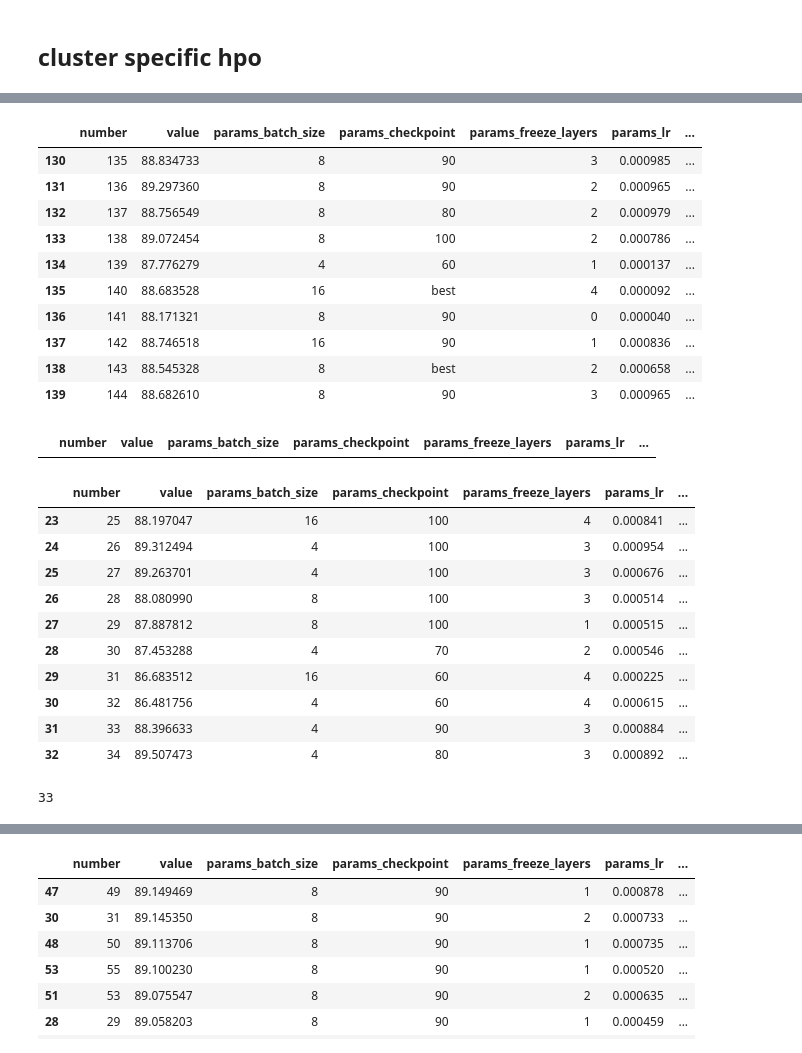
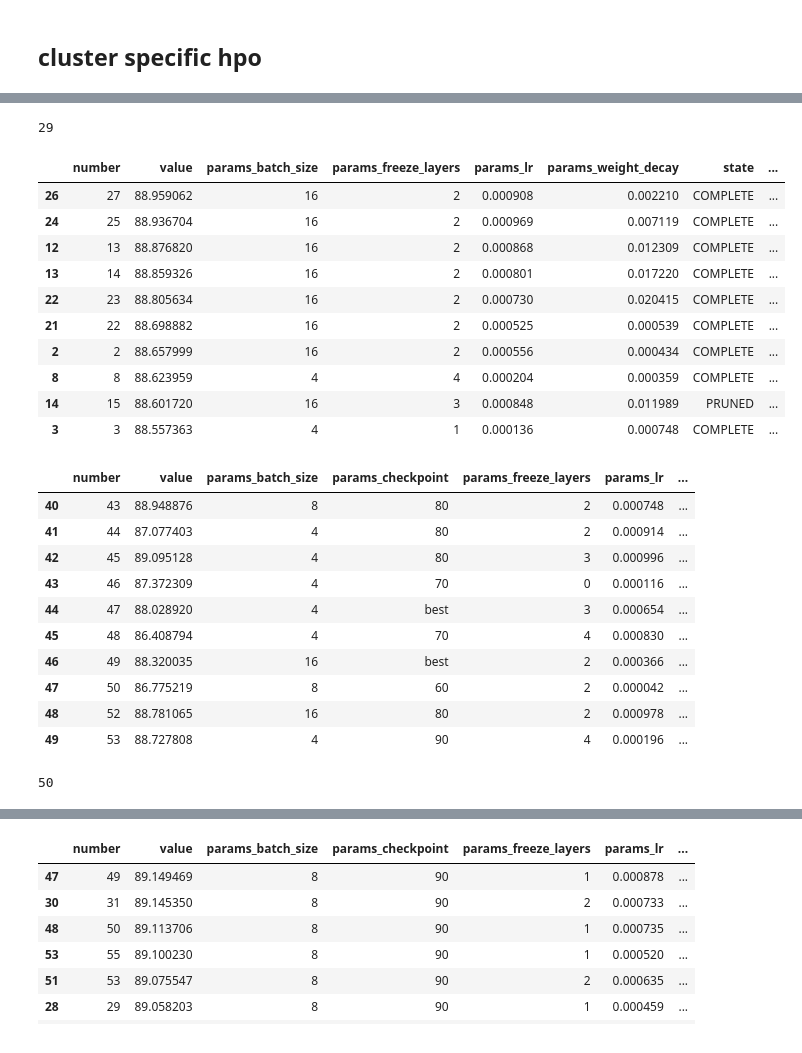
Before and after one commit to PulyaPolya/beat_this, a Jupyter notebook: results_evaluation.ipynb, the cells around one changed output, grey strips where cells are left out. Drawn from its saved outputs; the diff is of its cells as text; code cells hidden in the pictures.

```diff
--- a/results_evaluation.ipynb
+++ b/results_evaluation.ipynb
@@ -1459,9 +1553,12 @@ df_filtered.head(10)
 # %%
 import optuna
 import pandas as pd
-study = optuna.load_study(
-    study_name="cluster_2_10_try",
-    storage="sqlite:///optuna.db"
-)
 
+df_filtered, search_space = get_study_info(study_name="cluster_2_ckpt_best", storage_path="sqlite:///optuna.db",
+                                           baseline_value=88.878)
 #optuna.delete_study(study_name="cluster_2_10_try", storage="sqlite:///optuna.db")
+#indices = df_filtered["value"].nlargest(10).index
+print(search_space)
+#df_filtered["diff"] = df_filtered["value"].apply(lambda x: x - 88.878)
+#df_filtered.loc[indices]
+df_filtered
@@ -1469,8 +1580,8 @@ study = optuna.load_study(
 import optuna
 import pandas as pd
 study = optuna.load_study(
-    study_name="cluster_2_ckpt_range_w_best",
-    storage="sqlite:///optuna.db"
+    study_name="cluster_2_best_ckpt",
+    storage="sqlite:///optuna_new.db"
 )
 df = study.trials_dataframe()
 df_filtered = df[df["state"].isin(["COMPLETE", "PRUNED"]) ]
@@ -1481,22 +1592,27 @@ df_filtered = df_filtered.reset_index()
 df_filtered = df_filtered.drop(columns = ["index"], axis = 1)
 df_filtered["value"] = df_filtered["value"]* 100
 df_filtered.tail(10)
+len(df_filtered)
 # %% [output]
-|  | number | value | params_batch_size | params_checkpoint | params_freeze_layers | params_lr | ... |
-| 130 | 135 | 88.834733 | 8 | 90 | 3 | 0.000985 | ... |
-| 131 | 136 | 89.297360 | 8 | 90 | 2 | 0.000965 | ... |
-| 132 | 137 | 88.756549 | 8 | 80 | 2 | 0.000979 | ... |
-| 133 | 138 | 89.072454 | 8 | 100 | 2 | 0.000786 | ... |
-| 134 | 139 | 87.776279 | 4 | 60 | 1 | 0.000137 | ... |
-| 135 | 140 | 88.683528 | 16 | best | 4 | 0.000092 | ... |
-| 136 | 141 | 88.171321 | 8 | 90 | 0 | 0.000040 | ... |
-| 137 | 142 | 88.746518 | 16 | 90 | 1 | 0.000836 | ... |
-| 138 | 143 | 88.545328 | 8 | best | 2 | 0.000658 | ... |
-| 139 | 144 | 88.682610 | 8 | 90 | 3 | 0.000965 | ... |
+29
 # %%
-df_filtered[df_filtered["params_checkpoint"]== 60]
+#df_filtered = df_filtered.head(80)
+indices = df_filtered["value"].nlargest(10).index
+df_filtered
+df_filtered["diff"] = df_filtered["value"].apply(lambda x: x - 88.878)
+df_filtered.loc[indices]
 # %% [output]
-|  | number | value | params_batch_size | params_checkpoint | params_freeze_layers | params_lr | ... |
+|  | number | value | params_batch_size | params_freeze_layers | params_lr | params_weight_decay | state | ... |
+| 26 | 27 | 88.959062 | 16 | 2 | 0.000908 | 0.002210 | COMPLETE | ... |
+| 24 | 25 | 88.936704 | 16 | 2 | 0.000969 | 0.007119 | COMPLETE | ... |
+| 12 | 13 | 88.876820 | 16 | 2 | 0.000868 | 0.012309 | COMPLETE | ... |
+| 13 | 14 | 88.859326 | 16 | 2 | 0.000801 | 0.017220 | COMPLETE | ... |
+| 22 | 23 | 88.805634 | 16 | 2 | 0.000730 | 0.020415 | COMPLETE | ... |
+| 21 | 22 | 88.698882 | 16 | 2 | 0.000525 | 0.000539 | COMPLETE | ... |
+| 2 | 2 | 88.657999 | 16 | 2 | 0.000556 | 0.000434 | COMPLETE | ... |
+| 8 | 8 | 88.623959 | 4 | 4 | 0.000204 | 0.000359 | COMPLETE | ... |
+| 14 | 15 | 88.601720 | 16 | 3 | 0.000848 | 0.011989 | PRUNED | ... |
+| 3 | 3 | 88.557363 | 4 | 1 | 0.000136 | 0.000748 | COMPLETE | ... |
 # %%
 import optuna
 import pandas as pd
@@ -1515,17 +1631,17 @@ df_filtered["value"] = df_filtered["value"]* 100
 df_filtered.tail(10)
 # %% [output]
 |  | number | value | params_batch_size | params_checkpoint | params_freeze_layers | params_lr | ... |
-| 23 | 25 | 88.197047 | 16 | 100 | 4 | 0.000841 | ... |
-| 24 | 26 | 89.312494 | 4 | 100 | 3 | 0.000954 | ... |
-| 25 | 27 | 89.263701 | 4 | 100 | 3 | 0.000676 | ... |
-| 26 | 28 | 88.080990 | 8 | 100 | 3 | 0.000514 | ... |
-| 27 | 29 | 87.887812 | 8 | 100 | 1 | 0.000515 | ... |
-| 28 | 30 | 87.453288 | 4 | 70 | 2 | 0.000546 | ... |
-| 29 | 31 | 86.683512 | 16 | 60 | 4 | 0.000225 | ... |
-| 30 | 32 | 86.481756 | 4 | 60 | 4 | 0.000615 | ... |
-| 31 | 33 | 88.396633 | 4 | 90 | 3 | 0.000884 | ... |
-| 32 | 34 | 89.507473 | 4 | 80 | 3 | 0.000892 | ... |
+| 40 | 43 | 88.948876 | 8 | 80 | 2 | 0.000748 | ... |
+| 41 | 44 | 87.077403 | 4 | 80 | 2 | 0.000914 | ... |
+| 42 | 45 | 89.095128 | 4 | 80 | 3 | 0.000996 | ... |
+| 43 | 46 | 87.372309 | 4 | 70 | 0 | 0.000116 | ... |
+| 44 | 47 | 88.028920 | 4 | best | 3 | 0.000654 | ... |
+| 45 | 48 | 86.408794 | 4 | 70 | 4 | 0.000830 | ... |
+| 46 | 49 | 88.320035 | 16 | best | 2 | 0.000366 | ... |
+| 47 | 50 | 86.775219 | 8 | 60 | 2 | 0.000042 | ... |
+| 48 | 52 | 88.781065 | 16 | 80 | 2 | 0.000978 | ... |
+| 49 | 53 | 88.727808 | 4 | 90 | 4 | 0.000196 | ... |
 # %%
 len(df_filtered)
 # %% [output]
-33
+50
```
Also changed, not shown: parts of 39 cells of this notebook, 3 other files.
